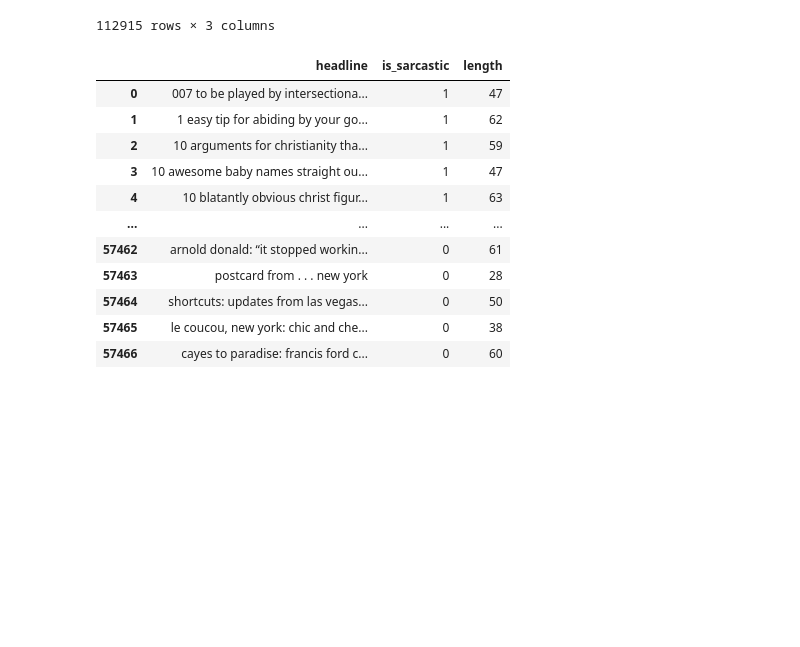
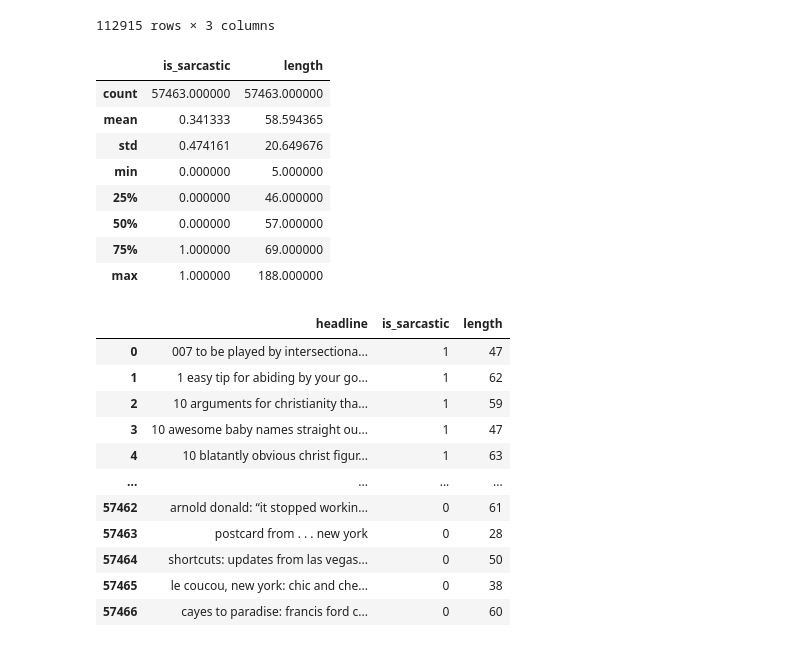
Before and after one commit to UIT-19521183/CS114.L21-MachineLearning, a Jupyter notebook: CS114.L21/Colab assignments/4) Sarcasm detection/Sarcasm Detection.ipynb, the cells around one changed output. Saved outputs shown, nothing was run; the diff lists cells and outputs as text; code cells hidden in the pictures; blank space fills up the shorter version.

```diff
--- a/CS114.L21/Colab assignments/4) Sarcasm detection/Sarcasm Detection.ipynb
+++ b/CS114.L21/Colab assignments/4) Sarcasm detection/Sarcasm Detection.ipynb
@@ -75,6 +72,18 @@ length = []
 for x in testing_data['headline']:
   length.append(len(x))
 testing_data['length'] = length
+# %%
+testing_data.describe()
+# %% [output]
+|  | is_sarcastic | length |
+| count | 57463.000000 | 57463.000000 |
+| mean | 0.341333 | 58.594365 |
+| std | 0.474161 | 20.649676 |
+| min | 0.000000 | 5.000000 |
+| 25% | 0.000000 | 46.000000 |
+| 50% | 0.000000 | 57.000000 |
+| 75% | 1.000000 | 69.000000 |
+| max | 1.000000 | 188.000000 |
 # %%
 testing_data.drop(index=testing_data.loc[testing_data['length'] > 120, :].index)
 # %% [output]
```
Also changed, not shown: parts of 12 cells of this notebook.
